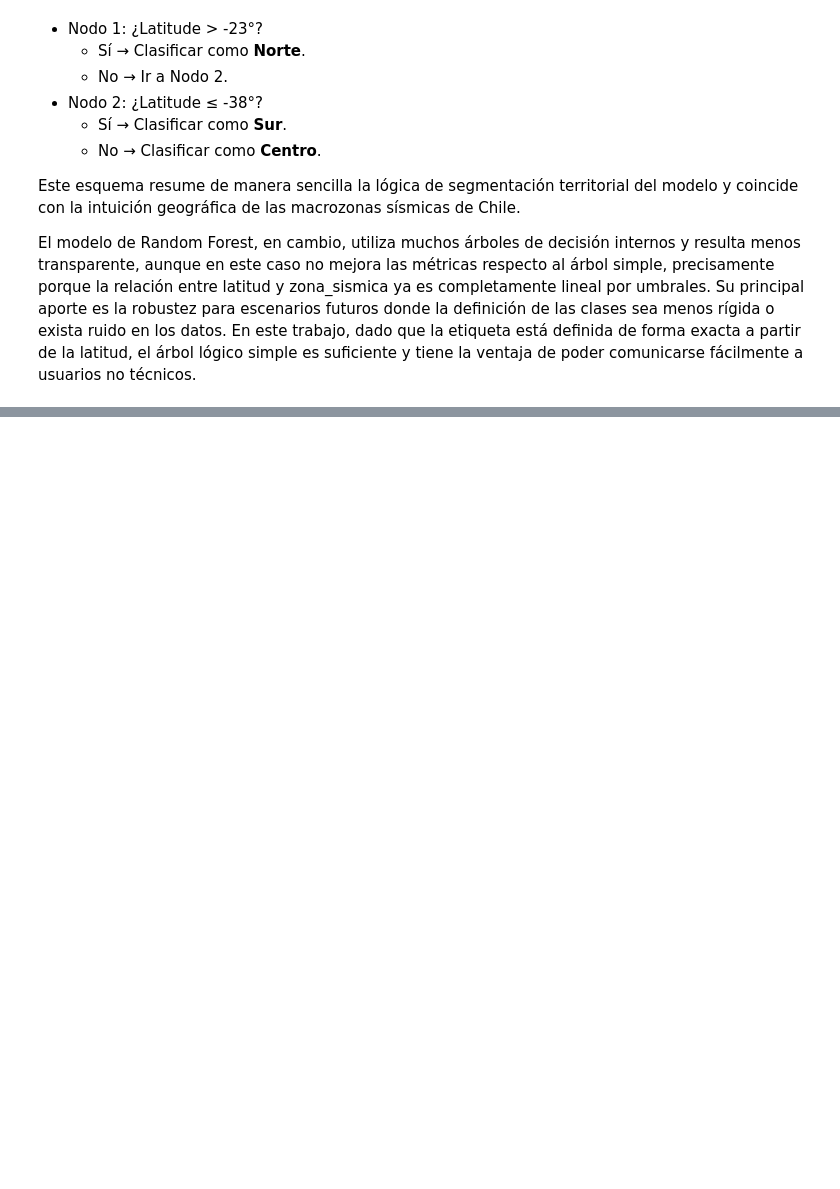
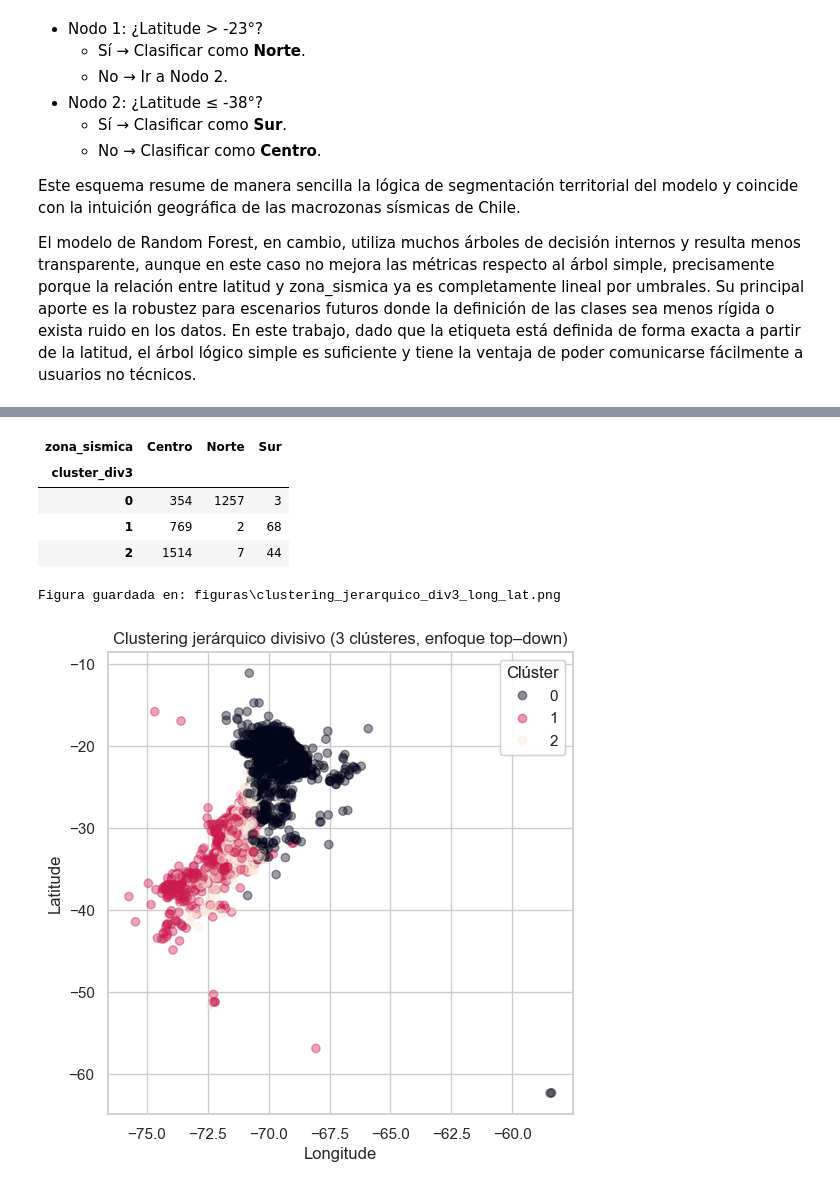
Before and after one commit to NicolasCardenas1/EV3_BI, a Jupyter notebook: EV3_BI.ipynb, the cells around one changed output, grey strips where cells are left out. Drawn from its saved outputs; the diff is of its cells as text; code cells hidden in the pictures; blank space fills up the shorter version.

```diff
--- a/EV3_BI.ipynb
+++ b/EV3_BI.ipynb
@@ -479,0 +583,62 @@ Este árbol fue dibujado en Draw.io y exportado como imagen para incluirlo en el
+# %%
+# =============================================================================
+# 6.3 Clustering jerárquico divisivo (top–down aproximado con KMeans)
+# =============================================================================
+
+from sklearn.cluster import KMeans
+
+# Usamos los mismos datos estandarizados X_clust_scaled y df_clust
+
+# Paso 1: partir el conjunto completo en 2 clústeres
+kmeans_2 = KMeans(n_clusters=2, random_state=42, n_init=10)
+labels_2 = kmeans_2.fit_predict(X_clust_scaled)
+
+df_clust["cluster_div_temp"] = labels_2
+
+print("Tamaño de los clústeres iniciales (2 grupos):")
+print(df_clust["cluster_div_temp"].value_counts().sort_index())
+
+# Paso 2: tomar el clúster más grande y volver a partirlo en 2
+cluster_mas_grande = df_clust["cluster_div_temp"].value_counts().idxmax()
+mask_grande = df_clust["cluster_div_temp"] == cluster_mas_grande
+
+X_grande = X_clust_scaled[mask_grande]
+
+kmeans_sub = KMeans(n_clusters=2, random_state=42, n_init=10)
+labels_sub = kmeans_sub.fit_predict(X_grande)
+
+# Construimos etiquetas finales: 3 clústeres (0, 1, 2)
+labels_div3 = np.full(shape=df_clust.shape[0], fill_value=-1, dtype=int)
+
+# Clúster pequeño original se mantiene como clúster 0
+cluster_pequeno = 1 - cluster_mas_grande
+labels_div3[df_clust["cluster_div_temp"] == cluster_pequeno] = 0
+
+# El clúster grande se divide en 2: etiquetas 1 y 2
+labels_div3[mask_grande] = labels_sub + 1  # convierte 0/1 en 1/2
+
+df_clust["cluster_div3"] = labels_div3
+
+print("\nTamaño de cada clúster (divisivo, 3 grupos):")
+print(df_clust["cluster_div3"].value_counts().sort_index())
+
+print("\nTabla cruzada clúster divisivo vs zona_sismica:")
+display(pd.crosstab(df_clust["cluster_div3"], df_clust["zona_sismica"]))
+
+# Scatter Longitude vs Latitude coloreado por clúster divisivo
+fig, ax = plt.subplots(figsize=(6, 6))
+scatter = ax.scatter(
+    df_clust["Longitude"],
+    df_clust["Latitude"],
+    c=df_clust["cluster_div3"],
+    alpha=0.4
+)
+ax.set_xlabel("Longitude")
+ax.set_ylabel("Latitude")
+ax.set_title("Clustering jerárquico divisivo (3 clústeres, enfoque top–down)")
+legend1 = ax.legend(*scatter.legend_elements(), title="Clúster")
+ax.add_artist(legend1)
+
+guardar_figura(fig, "clustering_jerarquico_div3_long_lat")
+plt.show()
+# %% [output]
@@ -479,0 +659,7 @@ Este árbol fue dibujado en Draw.io y exportado como imagen para incluirlo en el
+| zona_sismica | Centro | Norte | Sur |
+| cluster_div3 |  |  |  |
+| 0 | 354 | 1257 | 3 |
+| 1 | 769 | 2 | 68 |
+| 2 | 1514 | 7 | 44 |
+Figura guardada en: figuras\clustering_jerarquico_div3_long_lat.png
+[figure, added]
```
Also changed, not shown: parts of 5 cells of this notebook, 3 other files.
